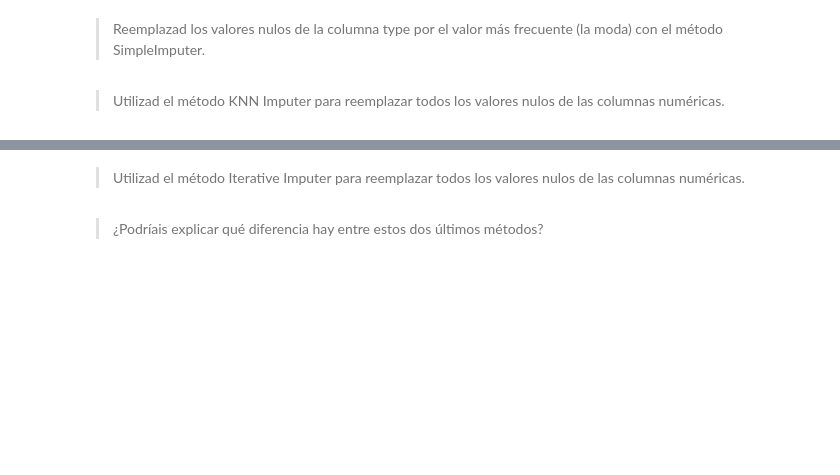
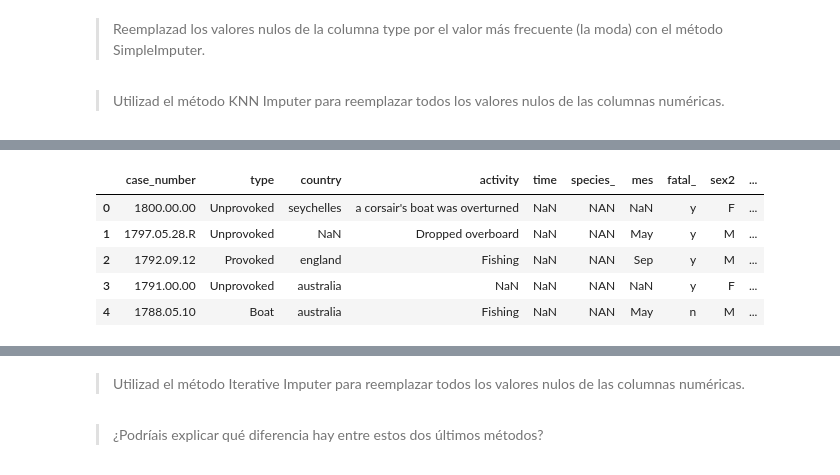
Before and after one commit to Adalab/DA-promo-b-modulo-2-sprint-2-Yadi-Vero, a Jupyter notebook: Limpieza/V-pair-programming-limpieza-5.ipynb, the cells around one changed output, grey strips where cells are left out. Drawn from its saved outputs; the diff is of its cells as text; code cells hidden in the pictures; blank space fills up the shorter version.

```diff
--- a/Limpieza/V-pair-programming-limpieza-5.ipynb
+++ b/Limpieza/V-pair-programming-limpieza-5.ipynb
@@ -9,6 +33,28 @@ Es el momento de ponernos a trabajar con los valores nulos de nuevo 💪🏽. A
 # %% [markdown]
 > Reemplazad los valores nulos de la columna sex por la moda, usando el método SimpleImputer. 💡 Pista 💡 La moda en este tipo de aproximación se indica como most_frequent.
+# %%
+#Iniciamos el método a realizar
+imputer=SimpleImputer(strategy="most_frequent", missing_values=np.nan)
+
+#Vamos a ejecutar la instacia en la columna que queremos limpiar
+imputer=imputer.fit(df[["sex2"]])
+
+#vamos a transformar nuestro DataFrame
+df["sex2"]=imputer.transform(df[["sex2"]])
 # %% [markdown]
 > Reemplazad los valores nulos de la columna type por el valor más frecuente (la moda) con el método SimpleImputer.
+# %%
+#Iniciamos el método a realizar
+imputer=SimpleImputer(strategy="most_frequent", missing_values=np.nan)
+
+#Vamos a ejecutar la instacia en la columna que queremos limpiar
+imputer=imputer.fit(df[["type"]])
+
+#vamos a transformar nuestro DataFrame
+df["type"]=imputer.transform(df[["type"]])
 # %% [markdown]
 > Utilizad el método KNN Imputer para reemplazar todos los valores nulos de las columnas numéricas.
+# %%
+df_knn=df.copy()
+numericas=df_knn.select_dtypes(include="number")
+numericas.head(5)
@@ -14,0 +68,29 @@ Es el momento de ponernos a trabajar con los valores nulos de nuevo 💪🏽. A
+# %%
+#Iniciamos el KNNImputer
+imputerKNN=KNNImputer(n_neighbors=5)
+imputerKNN.fit(numericas)
+
+#aplicamos el método
+numericas_knn=imputerKNN.transform(numericas)
+
+#lo convertimos a un datafraame
+
+df_num_knn=pd.DataFrame(numericas_knn, columns=numericas.columns)
+
+# sacamos el nombre de nuestras columnaas
+columnas_knn=df_num_knn.columns
+
+#Eliminamos las columnas
+df_knn.drop(columnas_knn, axis=1, inplace=True)
+
+#creamos las nuevas columnas a las que le aplicamos el método knn
+df_knn[columnas_knn]=numericas_knn
+# %%
+df_knn.head()
+# %% [output]
+|  | case_number | type | country | activity | time | species_ | mes | fatal_ | sex2 | ... |
+| 0 | 1800.00.00 | Unprovoked | seychelles | a corsair's boat was overturned | NaN | NAN | NaN | y | F | ... |
+| 1 | 1797.05.28.R | Unprovoked | NaN | Dropped overboard | NaN | NAN | May | y | M | ... |
+| 2 | 1792.09.12 | Provoked | england | Fishing | NaN | NAN | Sep | y | M | ... |
+| 3 | 1791.00.00 | Unprovoked | australia | NaN | NaN | NAN | NaN | y | F | ... |
+| 4 | 1788.05.10 | Boat | australia | Fishing | NaN | NAN | May | n | M | ... |
```
Also changed, not shown: parts of 9 cells of this notebook, 23 other files.
